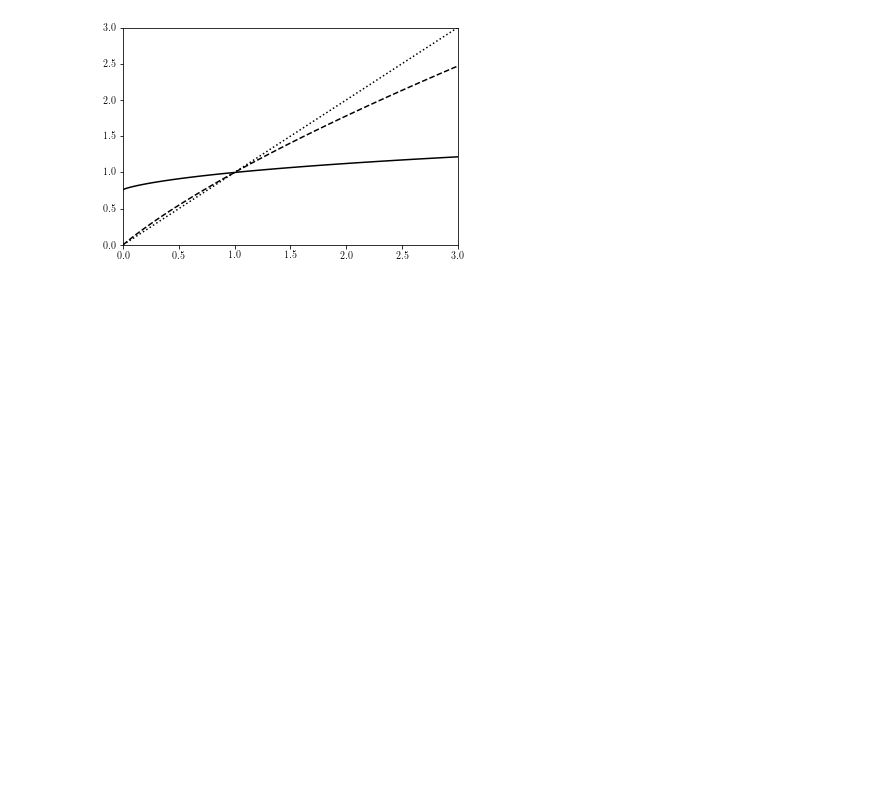
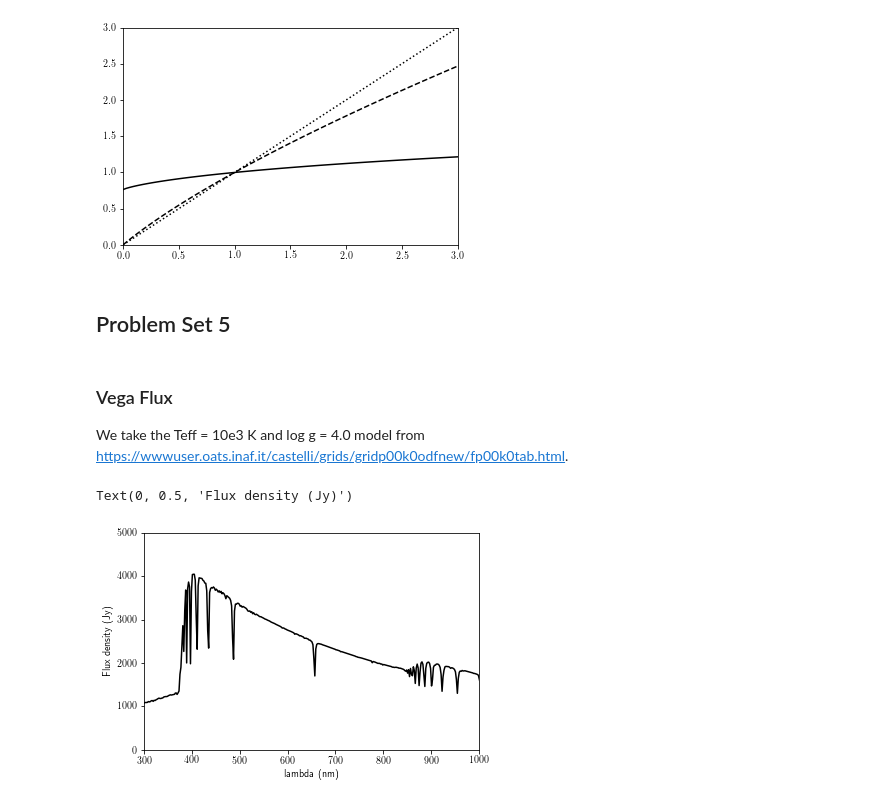
Before and after one commit to alanwatsonforster/stellar-atmospheres-book, a Jupyter notebook: figures.ipynb, the cells around one changed output. Drawn from its saved outputs; the diff is of its cells as text; code cells hidden in the pictures; blank space fills up the shorter version.

Commit message:
Added answer to problem 5.3.

```diff
--- a/figures.ipynb
+++ b/figures.ipynb
@@ -57,6 +63,8 @@ g_sun = G * M_sun / R_sun**2
 
 a = (8 * m.pi**5 * k**4) / (15.0 * c**3 * h**3)
 sigma = a * c / 4
+
+Jy = 1e-26
 # %% [markdown]
 The Planck function.
 # %%
@@ -662,3 +670,5 @@ plt.ylim(0,3)
 [figure]
 # %%
 !tar -czf chapter-6.tar.gz chapter-6
+# %% [markdown]
+## Problem Set 5
@@ -664,0 +680,31 @@ plt.ylim(0,3)
+# %% [markdown]
+### Vega Flux
+
+We take the Teff = 10e3 K and log g = 4.0 model from https://wwwuser.oats.inaf.it/castelli/grids/gridp00k0odfnew/fp00k0tab.html.
+# %%
+!test -f fp00t10000g40k0odfnew.dat || wget https://wwwuser.oats.inaf.it/castelli/grids/gridp00k0odfnew/fp00t10000g40k0odfnew.dat
+df = pd.read_csv('fp00t10000g40k0odfnew.dat', sep='\s+', skiprows=2, skipfooter=1, names=['a', 'b', 'c', 'd', 'e', 'f', 'g'], engine='python')
+
+w = df['c'] * 1e-9
+nu = df['d']
+Hnu = df['e'] * 1e-7 * 1e4
+Fnu = 4 * m.pi * Hnu
+
+Fnu_earth = Fnu * ((2.8332e-3 / 2 * m.pi / 180 / 60 / 60) ** 2)
+
+mask = (w > 200e-9) & (w < 1100e-9)
+pd.DataFrame(
+    [
+        w[mask] / 1e-9,
+        Fnu_earth[mask] / Jy
+    ]
+).transpose().to_csv("problems-5/vega.tsv",index=False,header=False,sep='\t')
+
+plt.plot(w[mask] / 1e-9, Fnu_earth[mask] / Jy, "k")
+plt.xlim(300,1000)
+plt.ylim(0,5e3)
+plt.xlabel('lambda (nm)')
+plt.ylabel('Flux density (Jy)')
+# %% [output]
+Text(0, 0.5, 'Flux density (Jy)')
+[figure, added]
```
Also changed, not shown: parts of 3 cells of this notebook, 3 other files.
